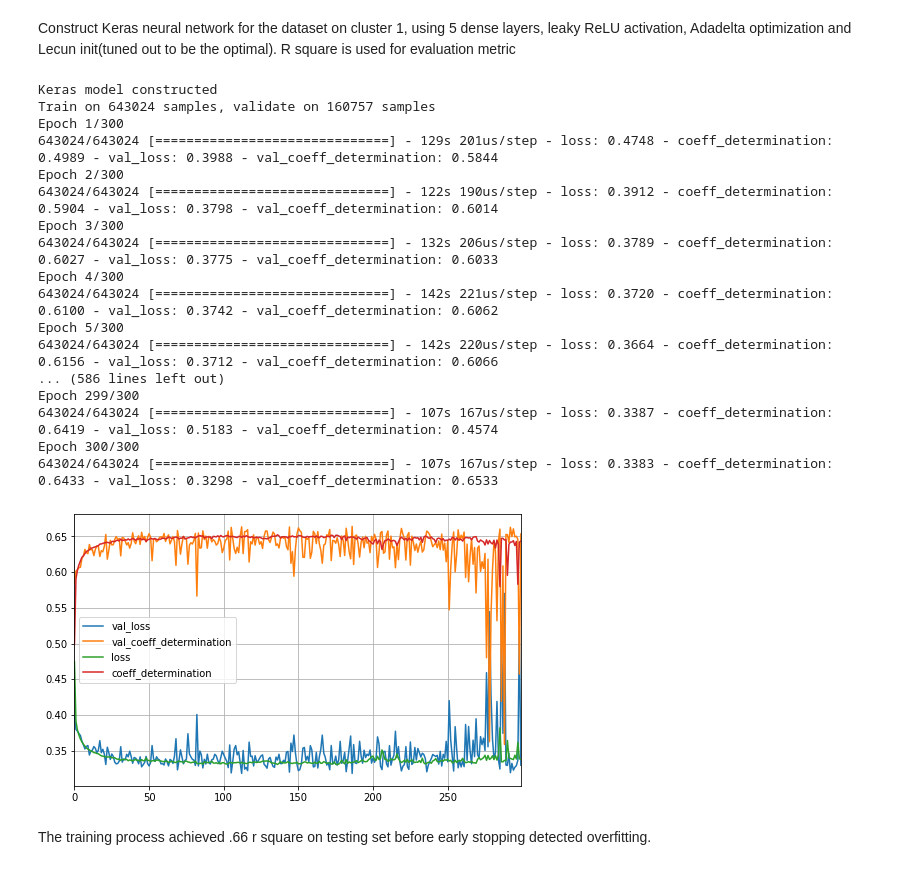
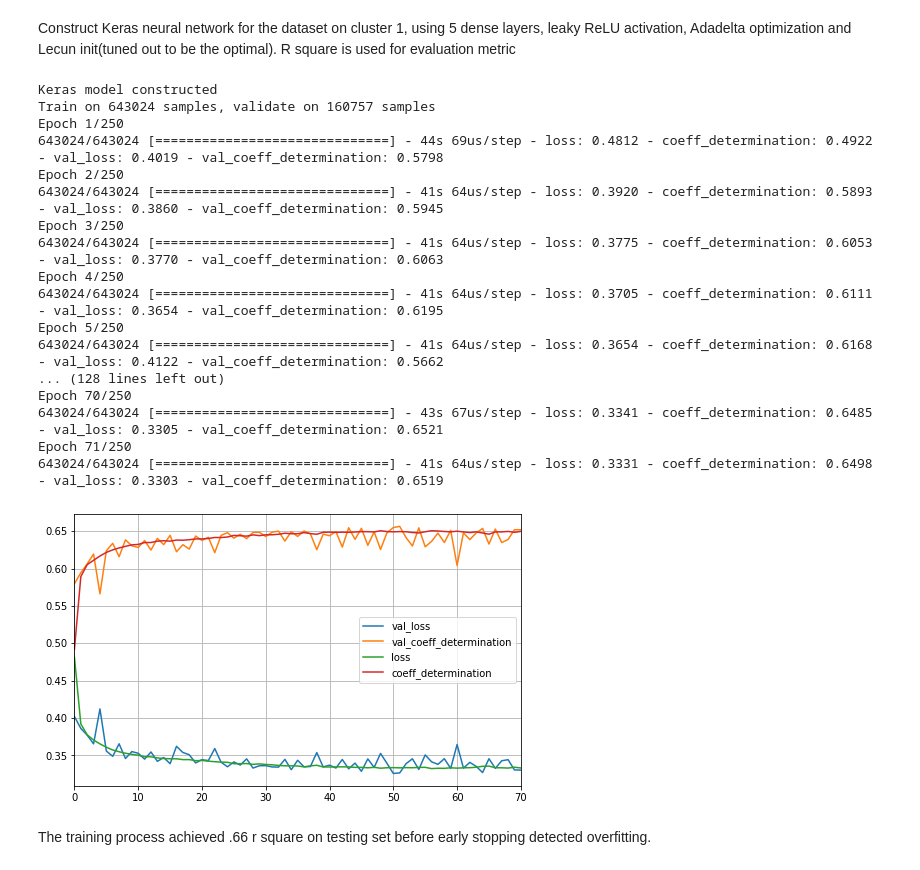
Before and after one commit to telenovelachuan/predictive_widget_maintenance, a Jupyter notebook: notebooks/unit failure predicting based on clustering.ipynb, the cells around one changed output. Drawn from its saved outputs; the diff is of its cells as text; code cells hidden in the pictures.

Commit message:
retrain c1 model

```diff
--- a/notebooks/unit failure predicting based on clustering.ipynb
+++ b/notebooks/unit failure predicting based on clustering.ipynb
@@ -94,50 +94,50 @@ def coeff_determination(y_true, y_pred):
     SS_tot = K.sum(K.square(y_true - K.mean(y_true)))
     return 1 - SS_res/(SS_tot + K.epsilon())
 
 def create_keras_model_c1(optimizer='adam', neuron=50, init='lecun_normal', act_alpha=0.01):
     model_sequences = [
         keras.layers.Dense(units=neuron, kernel_initializer=init, input_shape=x_c1_train.shape[1:]),
         keras.layers.LeakyReLU(alpha=act_alpha)
     ]
 
     for i in range(5):
         model_sequences.append(keras.layers.Dense(units=neuron, kernel_initializer=init,
                                                   input_shape=x_c1_train.shape[1:]))
         model_sequences.append(keras.layers.LeakyReLU(alpha=act_alpha))
 
     model_sequences.append(Dense(units=1, name='score_output'))
     model_sequences.append(keras.layers.LeakyReLU(alpha=act_alpha))
     nn_model = keras.models.Sequential(model_sequences)
 
     nn_model.compile(optimizer=optimizer, loss='mse', metrics=[coeff_determination])
     return nn_model
 
 nn_model = create_keras_model_c1(optimizer='Adadelta', neuron=50, init='lecun_uniform', act_alpha=0.05)
 print("Keras model constructed")
 early_stopping_cb = EarlyStopping(patience=20)
-history = nn_model.fit(x_c1_train, y_c1_train, validation_data=(x_c1_test, y_c1_test), epochs=300, callbacks=[early_stopping_cb], verbose=1)
+history = nn_model.fit(x_c1_train, y_c1_train, validation_data=(x_c1_test, y_c1_test), epochs=250, callbacks=[early_stopping_cb], verbose=1)
 pd.DataFrame(history.history).plot(figsize=(8, 5))
 plt.grid(True)
 plt.show()
 # %% [output]
 Keras model constructed
 Train on 643024 samples, validate on 160757 samples
-Epoch 1/300
-643024/643024 [==============================] - 129s 201us/step - loss: 0.4748 - coeff_determination: 0.4989 - val_loss: 0.3988 - val_coeff_determination: 0.5844
-Epoch 2/300
-643024/643024 [==============================] - 122s 190us/step - loss: 0.3912 - coeff_determination: 0.5904 - val_loss: 0.3798 - val_coeff_determination: 0.6014
-Epoch 3/300
-643024/643024 [==============================] - 132s 206us/step - loss: 0.3789 - coeff_determination: 0.6027 - val_loss: 0.3775 - val_coeff_determination: 0.6033
-Epoch 4/300
-643024/643024 [==============================] - 142s 221us/step - loss: 0.3720 - coeff_determination: 0.6100 - val_loss: 0.3742 - val_coeff_determination: 0.6062
-Epoch 5/300
-643024/643024 [==============================] - 142s 220us/step - loss: 0.3664 - coeff_determination: 0.6156 - val_loss: 0.3712 - val_coeff_determination: 0.6066
-... (586 lines left out)
-Epoch 299/300
-643024/643024 [==============================] - 107s 167us/step - loss: 0.3387 - coeff_determination: 0.6419 - val_loss: 0.5183 - val_coeff_determination: 0.4574
-Epoch 300/300
-643024/643024 [==============================] - 107s 167us/step - loss: 0.3383 - coeff_determination: 0.6433 - val_loss: 0.3298 - val_coeff_determination: 0.6533
+Epoch 1/250
+643024/643024 [==============================] - 44s 69us/step - loss: 0.4812 - coeff_determination: 0.4922 - val_loss: 0.4019 - val_coeff_determination: 0.5798
+Epoch 2/250
+643024/643024 [==============================] - 41s 64us/step - loss: 0.3920 - coeff_determination: 0.5893 - val_loss: 0.3860 - val_coeff_determination: 0.5945
+Epoch 3/250
+643024/643024 [==============================] - 41s 64us/step - loss: 0.3775 - coeff_determination: 0.6053 - val_loss: 0.3770 - val_coeff_determination: 0.6063
+Epoch 4/250
+643024/643024 [==============================] - 41s 64us/step - loss: 0.3705 - coeff_determination: 0.6111 - val_loss: 0.3654 - val_coeff_determination: 0.6195
+Epoch 5/250
+643024/643024 [==============================] - 41s 64us/step - loss: 0.3654 - coeff_determination: 0.6168 - val_loss: 0.4122 - val_coeff_determination: 0.5662
+... (128 lines left out)
+Epoch 70/250
+643024/643024 [==============================] - 43s 67us/step - loss: 0.3341 - coeff_determination: 0.6485 - val_loss: 0.3305 - val_coeff_determination: 0.6521
+Epoch 71/250
+643024/643024 [==============================] - 41s 64us/step - loss: 0.3331 - coeff_determination: 0.6498 - val_loss: 0.3303 - val_coeff_determination: 0.6519
-[figure, old version]
+[figure, new version]
 # %% [markdown]
 The training process achieved .66 r square on testing set before early stopping detected overfitting.
 # %%
```
Also changed, not shown: parts of 1 cell of this notebook, 3 other files.
